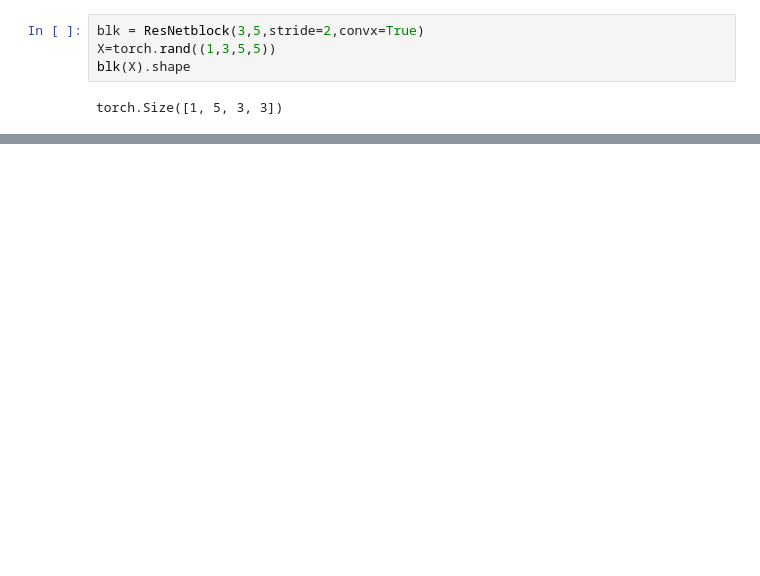
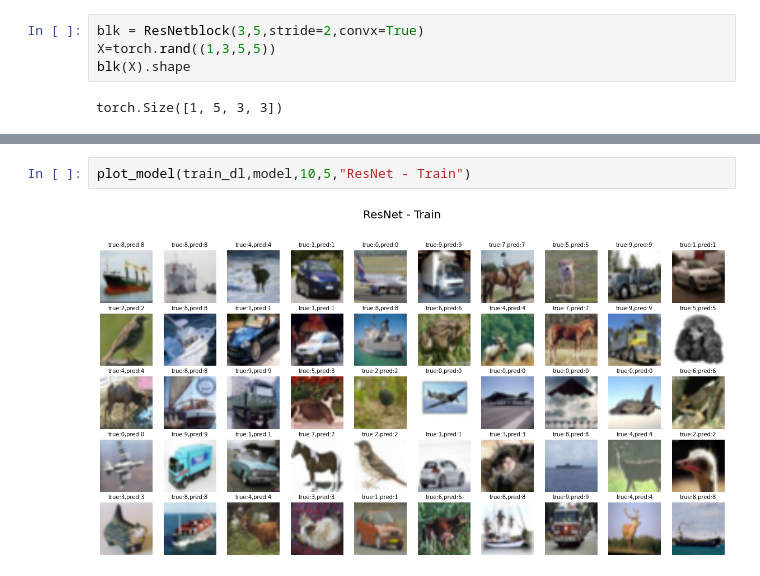
Before and after one commit to ZhipengHong0123/DL_image, a Jupyter notebook: ResNet/ResNet.ipynb, the cells around one changed output, grey strips where cells are left out. Drawn from its saved outputs; the diff is of its cells as text; blank space fills up the shorter version.

```diff
--- a/ResNet/ResNet.ipynb
+++ b/ResNet/ResNet.ipynb
@@ -43,0 +195,4 @@ torch.Size([1, 5, 3, 3])
+# %%
+plot_model(train_dl,model,10,5,"ResNet - Train")
+# %% [output]
+[figure, added]
```
Also changed, not shown: parts of 13 cells of this notebook, 9 other files.
